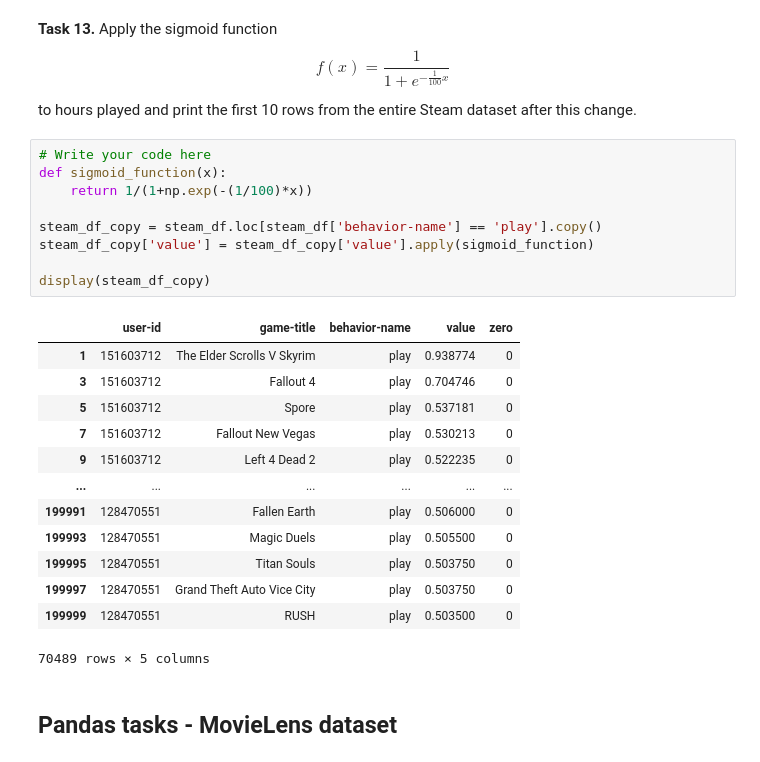
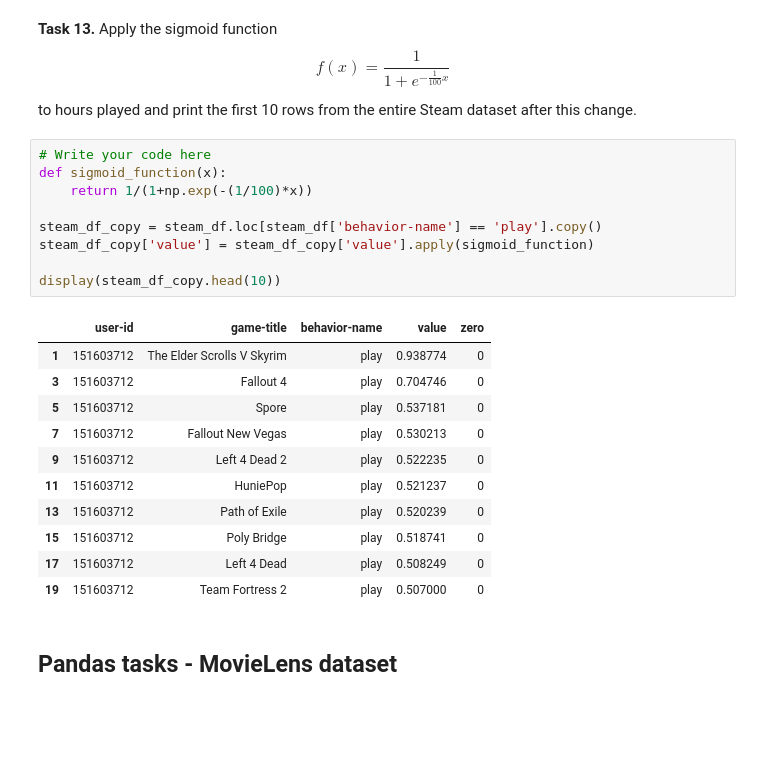
Before and after one commit to Matraf/recommender-systems-class, a Jupyter notebook: class_02_numpy_pandas.ipynb, the cells around one changed output. Drawn from its saved outputs; the diff is of its cells as text; blank space fills up the shorter version.

```diff
--- a/class_02_numpy_pandas.ipynb
+++ b/class_02_numpy_pandas.ipynb
@@ -254,26 +250,24 @@ to hours played and print the first 10 rows from the entire Steam dataset after
 # %%
 # Write your code here
 def sigmoid_function(x):
     return 1/(1+np.exp(-(1/100)*x))
 
 steam_df_copy = steam_df.loc[steam_df['behavior-name'] == 'play'].copy()
 steam_df_copy['value'] = steam_df_copy['value'].apply(sigmoid_function)
 
-display(steam_df_copy)
+display(steam_df_copy.head(10))
 # %% [output]
 |  | user-id | game-title | behavior-name | value | zero |
 | 1 | 151603712 | The Elder Scrolls V Skyrim | play | 0.938774 | 0 |
 | 3 | 151603712 | Fallout 4 | play | 0.704746 | 0 |
 | 5 | 151603712 | Spore | play | 0.537181 | 0 |
 | 7 | 151603712 | Fallout New Vegas | play | 0.530213 | 0 |
 | 9 | 151603712 | Left 4 Dead 2 | play | 0.522235 | 0 |
-| ... | ... | ... | ... | ... | ... |
-| 199991 | 128470551 | Fallen Earth | play | 0.506000 | 0 |
-| 199993 | 128470551 | Magic Duels | play | 0.505500 | 0 |
-| 199995 | 128470551 | Titan Souls | play | 0.503750 | 0 |
-| 199997 | 128470551 | Grand Theft Auto Vice City | play | 0.503750 | 0 |
-| 199999 | 128470551 | RUSH | play | 0.503500 | 0 |
+| 11 | 151603712 | HuniePop | play | 0.521237 | 0 |
+| 13 | 151603712 | Path of Exile | play | 0.520239 | 0 |
+| 15 | 151603712 | Poly Bridge | play | 0.518741 | 0 |
+| 17 | 151603712 | Left 4 Dead | play | 0.508249 | 0 |
+| 19 | 151603712 | Team Fortress 2 | play | 0.507000 | 0 |
-70489 rows × 5 columns
 # %% [markdown]
 ## Pandas tasks - MovieLens dataset
 # %% [markdown]
```
Also changed, not shown: parts of 5 cells of this notebook.
